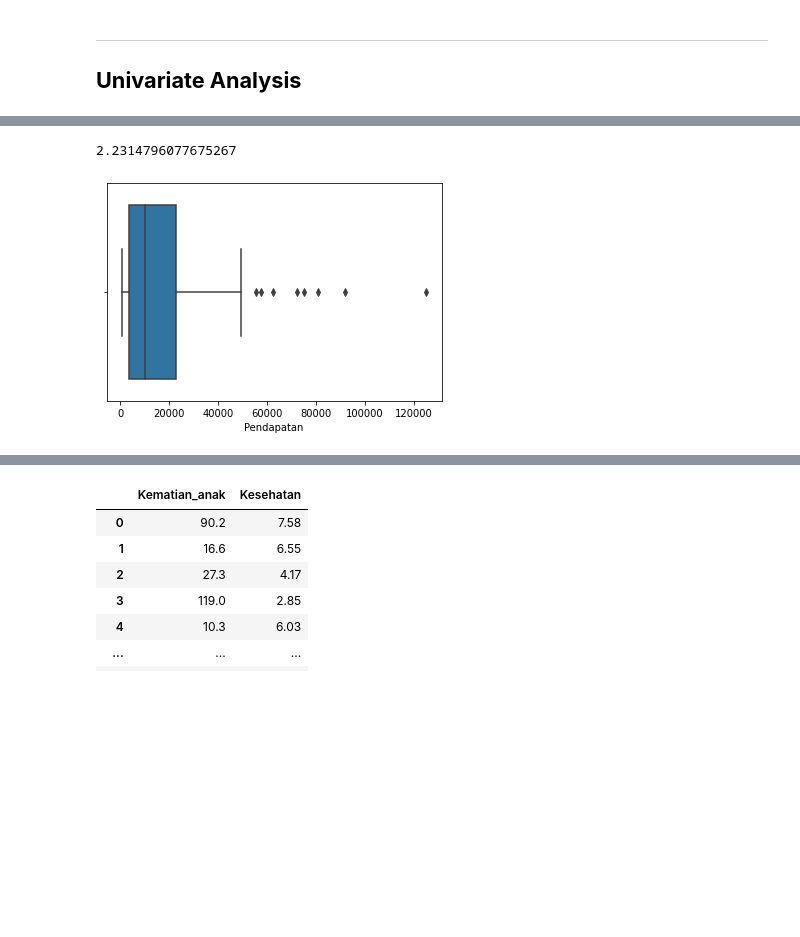
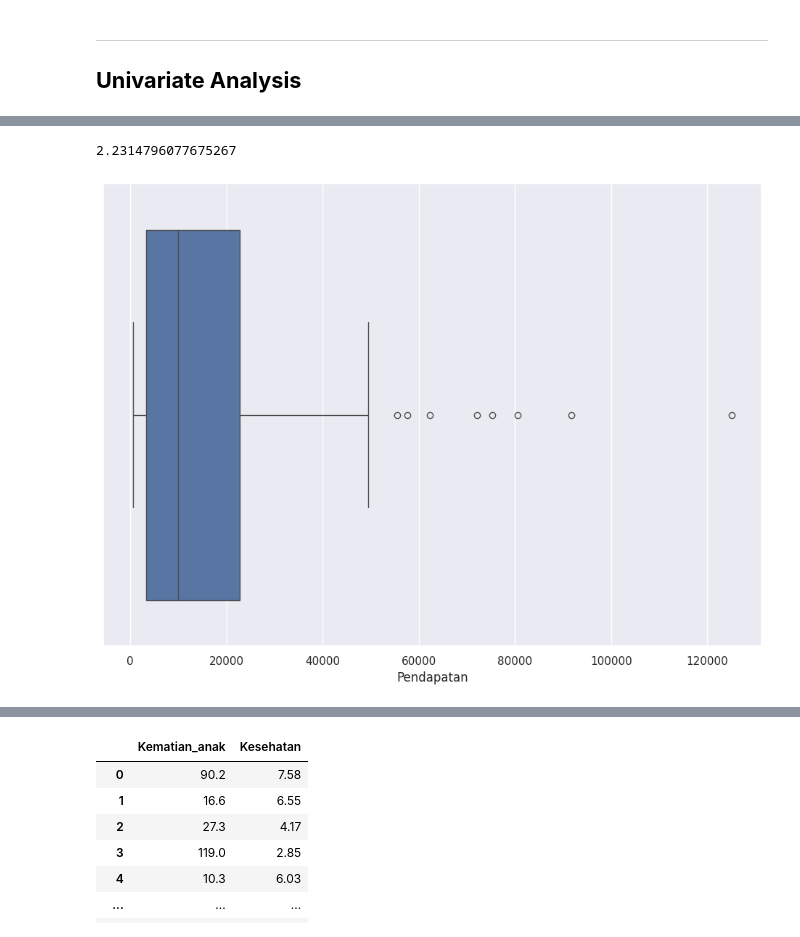
Before and after one commit to angelaglo/clustering-k-means, a Jupyter notebook: Clustering_using_K_Means.ipynb, the cells around one changed output, grey strips where cells are left out. Cells and saved outputs as stored; diff of their text form; code cells hidden in the pictures; blank space fills up the shorter version.

```diff
--- a/Clustering_using_K_Means.ipynb
+++ b/Clustering_using_K_Means.ipynb
@@ -29,0 +13,4 @@ df
+# %%
+url = 'https://raw.githubusercontent.com/angelaglo/clustering-k-means/main/Data_Negara_HELP.csv'
+df = pd.read_csv(url, encoding= 'unicode_escape')
+df
@@ -165,7 +166,7 @@ print(scipy.stats.skew(df['Kesehatan'], bias = False))
 # %%
-sns.boxplot('Pendapatan', data=df)
+sns.boxplot(x='Pendapatan', data=df)
 print(scipy.stats.skew(df['Pendapatan'], bias = False))
 # %% [output]
 2.2314796077675267
-[figure, old version]
+[figure, new version]
 # %%
```
Also changed, not shown: parts of 8 cells of this notebook.
